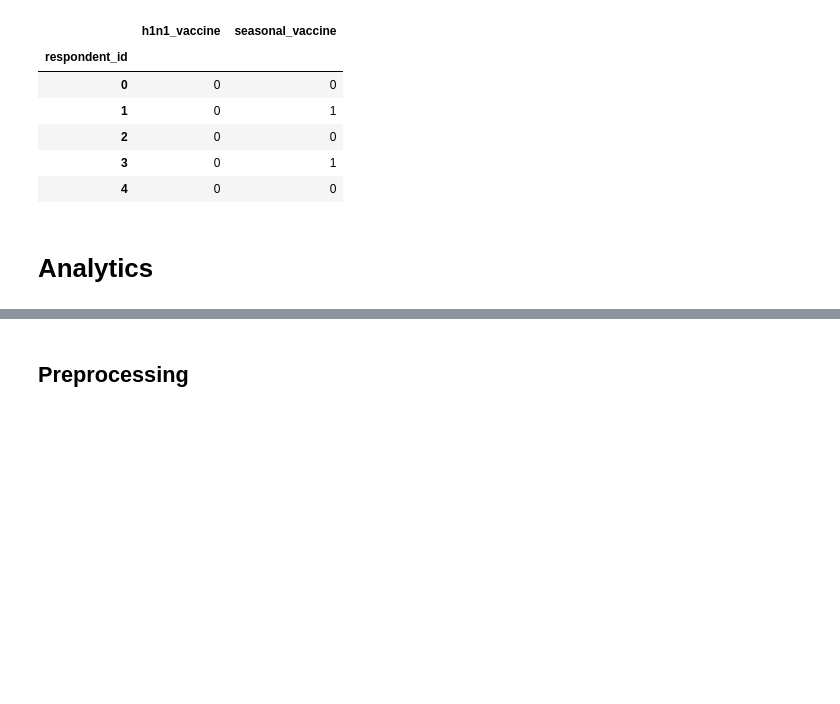
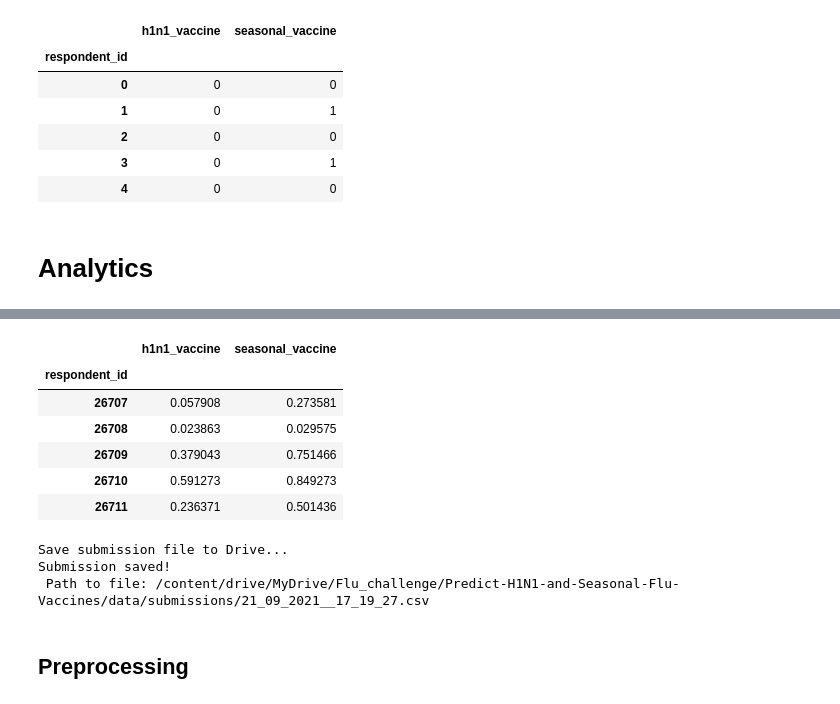
Before and after one commit to fabianlae/Predict-H1N1-and-Seasonal-Flu-Vaccines, a Jupyter notebook: Flushot_Analytics.ipynb, the cells around one changed output, grey strips where cells are left out. Drawn from its saved outputs; the diff is of its cells as text; code cells hidden in the pictures; blank space fills up the shorter version.

```diff
--- a/Flushot_Analytics.ipynb
+++ b/Flushot_Analytics.ipynb
@@ -133,0 +310,5 @@ labels_df.shape (26707, 2)
+# %%
+%%time
+
+full_pipeline.fit(features_df, labels_df)
+None # Do not print Pipeline
@@ -133,0 +333,3 @@ labels_df.shape (26707, 2)
+# %%
+submission_probas = full_pipeline.predict_proba(test_df)
+submission_probas
@@ -134,3 +362,33 @@ labels_df.shape (26707, 2)
+# %%
+# Make sure we have the rows in the same order
+np.testing.assert_array_equal(test_df.index.values,
+                              submission_df.index.values)
+
+# Save predictions to submission data frame
+submission_df["h1n1_vaccine"] = submission_probas[0][:, 1]
+submission_df["seasonal_vaccine"] = submission_probas[1][:, 1]
+
+submission_df.head()
+# %% [output]
+|  | h1n1_vaccine | seasonal_vaccine |
+| respondent_id |  |  |
+| 26707 | 0.057908 | 0.273581 |
+| 26708 | 0.023863 | 0.029575 |
+| 26709 | 0.379043 | 0.751466 |
+| 26710 | 0.591273 | 0.849273 |
+| 26711 | 0.236371 | 0.501436 |
+# %%
+# Safe submission
+print('Save submission file to Drive...')
+path = path+'submissions/'
+timestr = time.strftime("%d_%m_%Y__%H_%M_%S")
+filename = path + timestr + '.csv'
+submission_df.to_csv(filename, index=True)
+print('Submission saved! \n Path to file: '+ filename)
+# %% [output]
+Save submission file to Drive...
+Submission saved!
+ Path to file: /content/drive/MyDrive/Flu_challenge/Predict-H1N1-and-Seasonal-Flu-Vaccines/data/submissions/21_09_2021__17_19_27.csv
 # %% [markdown]
 ## Preprocessing
 # %%
```
Also changed, not shown: parts of 18 cells of this notebook.
